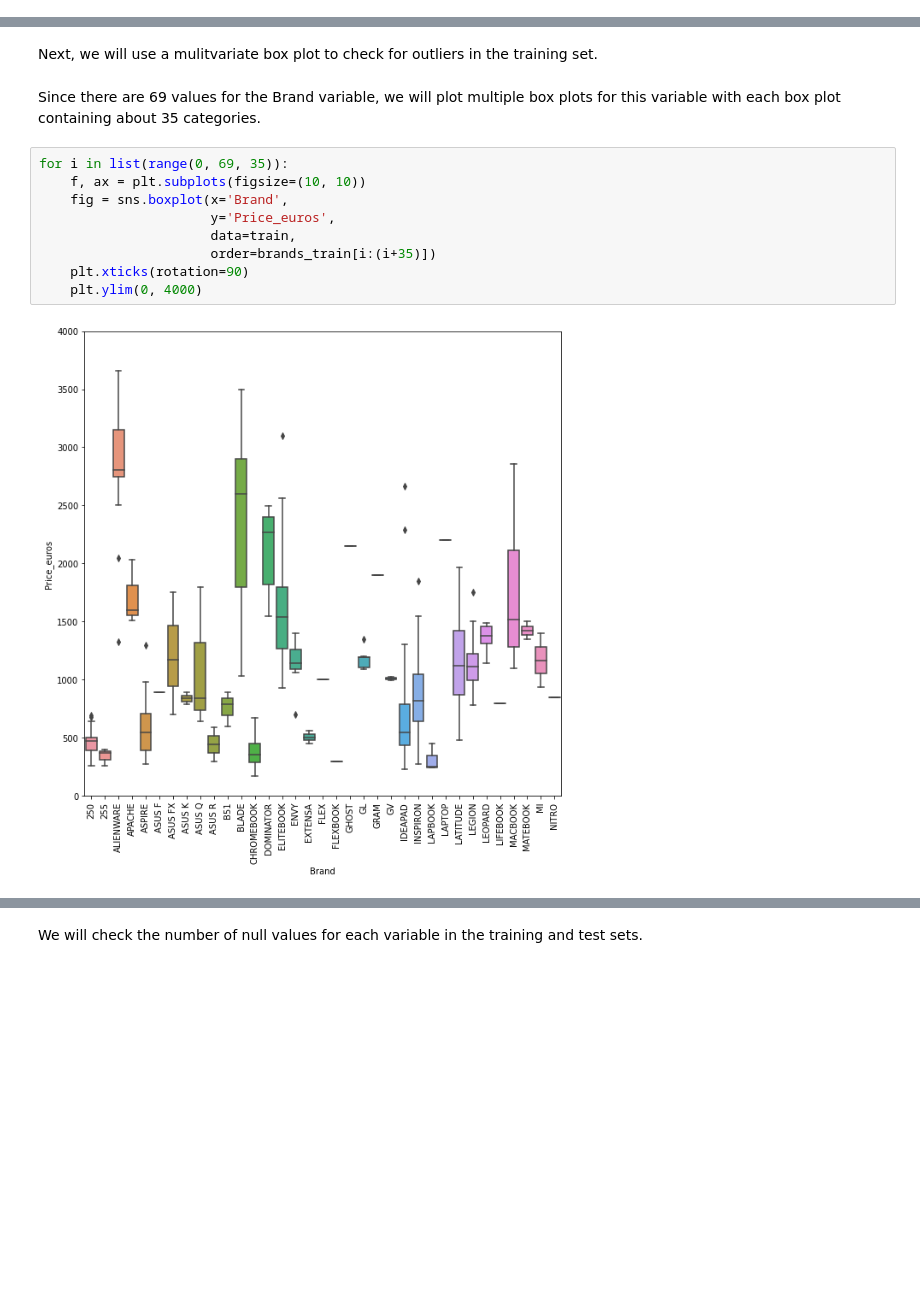
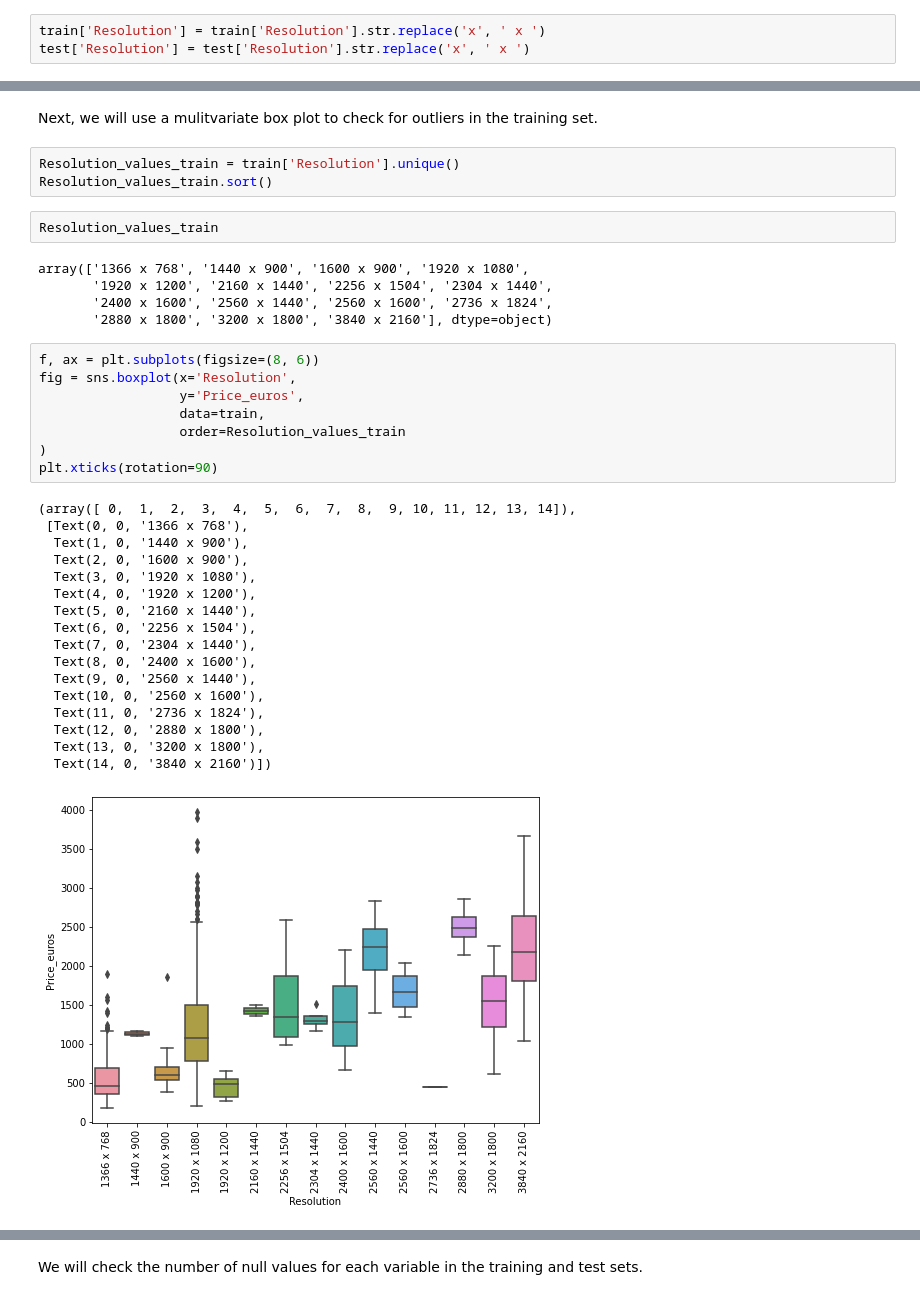
Before and after one commit to ryan-ferns/project_laptop_prices, a Jupyter notebook: laptop-prices-project.ipynb, the cells around one changed output, grey strips where cells are left out. Drawn from its saved outputs; the diff is of its cells as text; blank space fills up the shorter version.

Commit message:
Finished Data Exploration for the Resolution variable and Created 3 new variables in the Feature Engineering section.

```diff
--- a/laptop-prices-project.ipynb
+++ b/laptop-prices-project.ipynb
@@ -3435,0 +3440,3 @@ test['Resolution'].replace(
+# %%
+train['Resolution'] = train['Resolution'].str.replace('x', ' x ')
+test['Resolution'] = test['Resolution'].str.replace('x', ' x ')
@@ -3674,18 +3694,39 @@ pd.pivot_table(train, values='Price_euros', index='Brand', columns='Resolution')
 # %% [markdown]
 Next, we will use a mulitvariate box plot
 to check for outliers in the training set.
-# %% [markdown]
-Since there are 69 values for the Brand variable,
-we will plot multiple box plots for this variable with
-each box plot containing about 35 categories.
+# %%
+Resolution_values_train = train['Resolution'].unique()
+Resolution_values_train.sort()
+# %%
+Resolution_values_train
+# %% [output]
+array(['1366 x 768', '1440 x 900', '1600 x 900', '1920 x 1080',
+       '1920 x 1200', '2160 x 1440', '2256 x 1504', '2304 x 1440',
+       '2400 x 1600', '2560 x 1440', '2560 x 1600', '2736 x 1824',
+       '2880 x 1800', '3200 x 1800', '3840 x 2160'], dtype=object)
 # %%
-for i in list(range(0, 69, 35)):
-    f, ax = plt.subplots(figsize=(10, 10))
-    fig = sns.boxplot(x='Brand',
-                      y='Price_euros',
-                      data=train,
-                      order=brands_train[i:(i+35)])
-    plt.xticks(rotation=90)
-    plt.ylim(0, 4000)
+f, ax = plt.subplots(figsize=(8, 6))
+fig = sns.boxplot(x='Resolution',
+                  y='Price_euros',
+                  data=train,
+                  order=Resolution_values_train
+)
+plt.xticks(rotation=90)
 # %% [output]
+(array([ 0,  1,  2,  3,  4,  5,  6,  7,  8,  9, 10, 11, 12, 13, 14]),
+ [Text(0, 0, '1366 x 768'),
+  Text(1, 0, '1440 x 900'),
+  Text(2, 0, '1600 x 900'),
+  Text(3, 0, '1920 x 1080'),
+  Text(4, 0, '1920 x 1200'),
+  Text(5, 0, '2160 x 1440'),
+  Text(6, 0, '2256 x 1504'),
+  Text(7, 0, '2304 x 1440'),
+  Text(8, 0, '2400 x 1600'),
+  Text(9, 0, '2560 x 1440'),
+  Text(10, 0, '2560 x 1600'),
+  Text(11, 0, '2736 x 1824'),
+  Text(12, 0, '2880 x 1800'),
+  Text(13, 0, '3200 x 1800'),
+  Text(14, 0, '3840 x 2160')])
-[figure, old version]
+[figure, new version]
```
Also changed, not shown: parts of 61 cells of this notebook.
